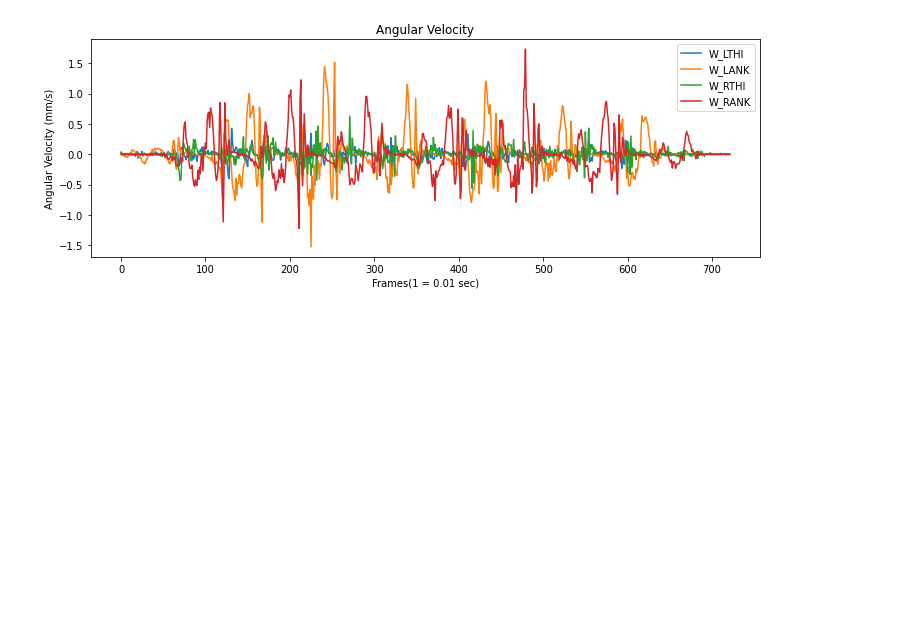
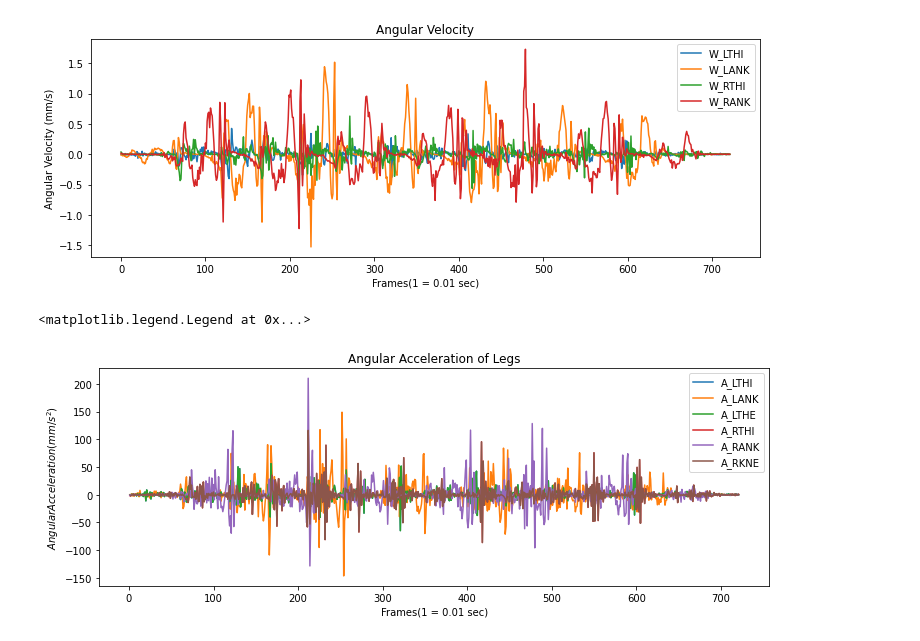
Before and after one commit to seetj/be_436, a Jupyter notebook: lab1.ipynb, the cells around one changed output. Cells and saved outputs as stored; diff of their text form; code cells hidden in the pictures; blank space fills up the shorter version.

```diff
--- a/lab1.ipynb
+++ b/lab1.ipynb
@@ -410,3 +412,47 @@ plt.legend(['W_LTHI','W_LANK','W_RTHI','W_RANK'])
 # %% [output]
 <matplotlib.legend.Legend at 0x...>
 [figure]
+# %%
+#Angular Acceleration of both legs
+A_LTHI = W_LTHI.diff() / 0.01
+A_LTHI = A_LTHI.tail(A_LTHI.shape[0] - 1)
+
+A_LANK = W_LANK.diff() / 0.01
+A_LANK = A_LANK.tail(A_LANK.shape[0] - 1)
+
+A_LKNE = W_LKNE.diff() / 0.01
+A_LKNE = A_LKNE.tail(A_LKNE.shape[0] - 1)
+
+A_RTHI = W_RTHI.diff() / 0.01
+A_RTHI = A_RTHI.tail(A_RTHI.shape[0] - 1)
+
+A_RANK = W_RANK.diff() / 0.01
+A_RANK = A_RANK.tail(A_RANK.shape[0] - 1)
+
+A_RKNE = W_RKNE.diff() / 0.01
+A_RKNE = A_RKNE.tail(A_RANK.shape[0] - 1)
+# %%
+plt.figure
+
+y1 = A_LTHI
+y2 = A_LANK
+y3 = A_LKNE
+y4 = A_RTHI
+y5 = A_RANK
+y6 = A_RKNE
+
+plt.plot(y1)
+plt.plot(y2)
+plt.plot(y3)
+plt.plot(y4)
+plt.plot(y5)
+plt.plot(y6)
+
+
+plt.title('Angular Acceleration of Legs')
+plt.xlabel('Frames(1 = 0.01 sec)')
+plt.ylabel(r'$ Angular Acceleration (mm/s^2)$')
+plt.legend(['A_LTHI','A_LANK','A_LTHE','A_RTHI','A_RANK','A_RKNE'])
+# %% [output]
+<matplotlib.legend.Legend at 0x...>
+[figure, added]
```
Also changed, not shown: parts of 4 cells of this notebook.
